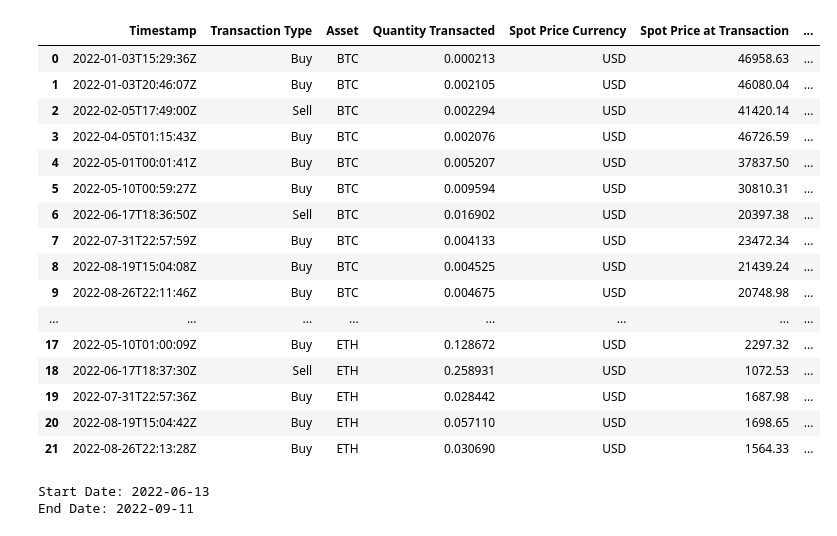
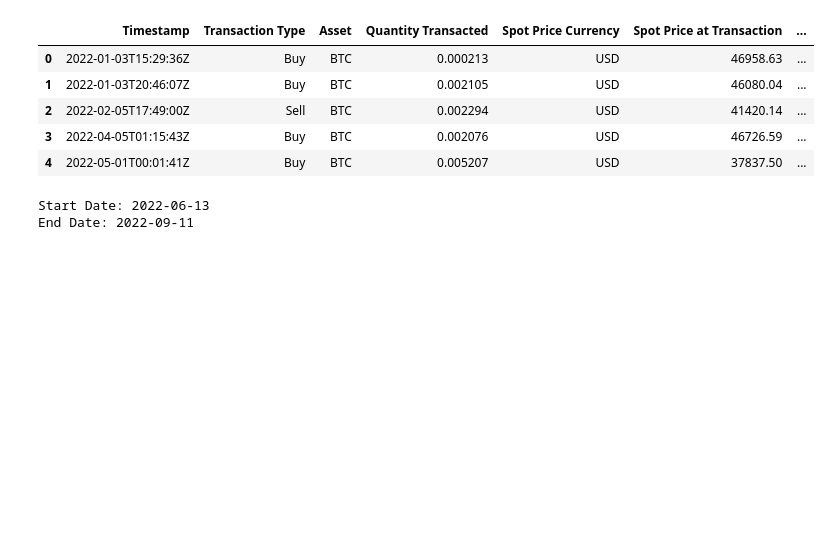
Before and after one commit to finnnilsen90/finance-blockchain_analysis, a Jupyter notebook: crypto_analysis.ipynb, the cells around one changed output. Cells and saved outputs as stored; diff of their text form; code cells hidden in the pictures; blank space fills up the shorter version.

```diff
--- a/crypto_analysis.ipynb
+++ b/crypto_analysis.ipynb
@@ -23,25 +23,14 @@ get_yesterday = yesterday.strftime("%Y-%m-%d")
 # %%
 file = 'Coinbase-61c7c47cc8f40cd7a72cd6da-TransactionsHistoryReport-2022-09-10-23-11-52.csv'
 data_coin = pd.read_csv(file, header=3)
-data_coin
+data_coin.head()
 # %% [output]
 |  | Timestamp | Transaction Type | Asset | Quantity Transacted | Spot Price Currency | Spot Price at Transaction | ... |
 | 0 | 2022-01-03T15:29:36Z | Buy | BTC | 0.000213 | USD | 46958.63 | ... |
 | 1 | 2022-01-03T20:46:07Z | Buy | BTC | 0.002105 | USD | 46080.04 | ... |
 | 2 | 2022-02-05T17:49:00Z | Sell | BTC | 0.002294 | USD | 41420.14 | ... |
 | 3 | 2022-04-05T01:15:43Z | Buy | BTC | 0.002076 | USD | 46726.59 | ... |
 | 4 | 2022-05-01T00:01:41Z | Buy | BTC | 0.005207 | USD | 37837.50 | ... |
-| 5 | 2022-05-10T00:59:27Z | Buy | BTC | 0.009594 | USD | 30810.31 | ... |
-| 6 | 2022-06-17T18:36:50Z | Sell | BTC | 0.016902 | USD | 20397.38 | ... |
-| 7 | 2022-07-31T22:57:59Z | Buy | BTC | 0.004133 | USD | 23472.34 | ... |
-| 8 | 2022-08-19T15:04:08Z | Buy | BTC | 0.004525 | USD | 21439.24 | ... |
-| 9 | 2022-08-26T22:11:46Z | Buy | BTC | 0.004675 | USD | 20748.98 | ... |
-| ... | ... | ... | ... | ... | ... | ... | ... |
-| 17 | 2022-05-10T01:00:09Z | Buy | ETH | 0.128672 | USD | 2297.32 | ... |
-| 18 | 2022-06-17T18:37:30Z | Sell | ETH | 0.258931 | USD | 1072.53 | ... |
-| 19 | 2022-07-31T22:57:36Z | Buy | ETH | 0.028442 | USD | 1687.98 | ... |
-| 20 | 2022-08-19T15:04:42Z | Buy | ETH | 0.057110 | USD | 1698.65 | ... |
-| 21 | 2022-08-26T22:13:28Z | Buy | ETH | 0.030690 | USD | 1564.33 | ... |
 # %%
 # Set Lookback
 lookback_window = 90
```
Also changed, not shown: parts of 3 cells of this notebook.
